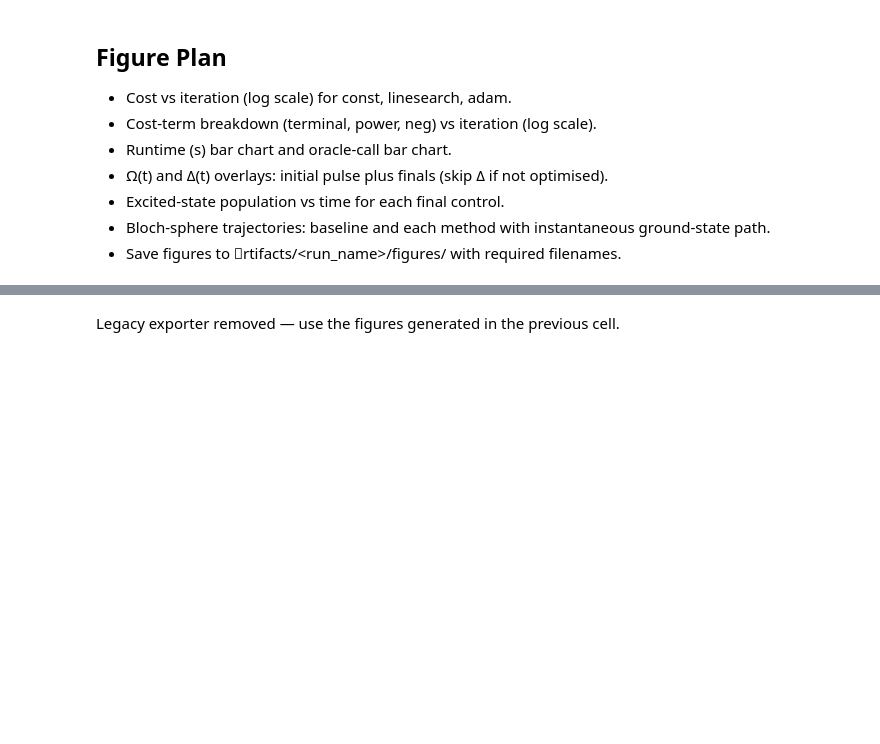
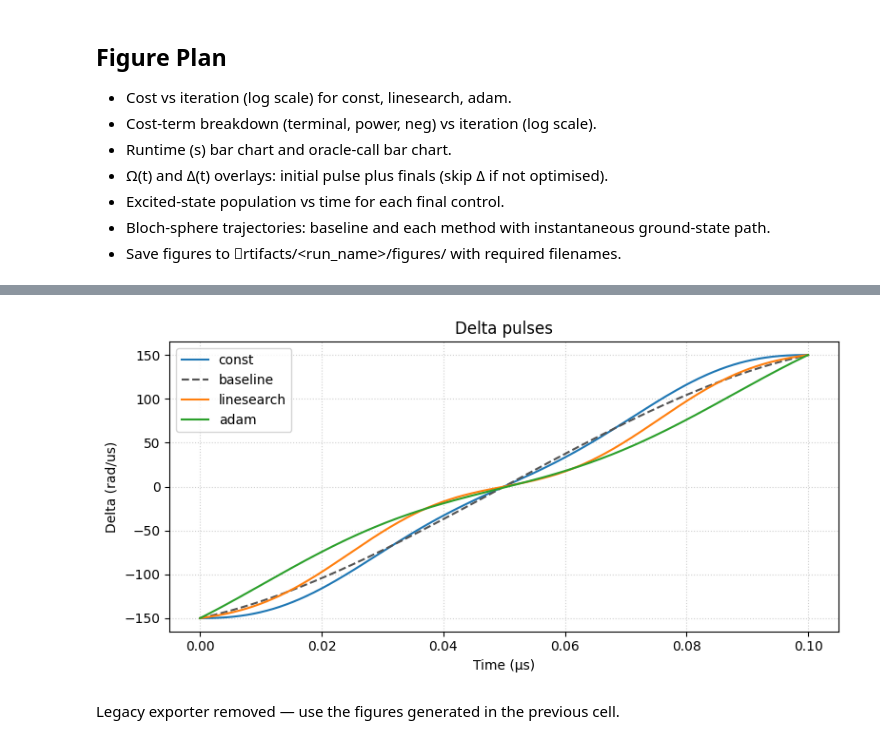
Before and after one commit to Zolti94/HB-GRAPE-qoc, a Jupyter notebook: notebooks/10_StepSize_Methods.ipynb, the cells around one changed output, grey strips where cells are left out. Saved outputs shown, nothing was run; the diff lists cells and outputs as text; code cells hidden in the pictures; blank space fills up the shorter version.

```diff
--- a/notebooks/10_StepSize_Methods.ipynb
+++ b/notebooks/10_StepSize_Methods.ipynb
@@ -376,2 +377,9 @@ Saved figures:
+# %%
+# Detuning pulses overlay
+fig_delta, ax_delta = plt.subplots(figsize=(8, 4))
+plot_pulse_overlay(summary_list, channel='delta', ax=ax_delta, labels=labels)
+save_figure(fig_delta, fig_dir, 'delta_pulses', save_svg=True)
+# %% [output]
+[figure, added]
 # %% [markdown]
 Legacy exporter removed — use the figures generated in the previous cell.
```
Also changed, not shown: parts of 3 cells of this notebook, 36 other files.
